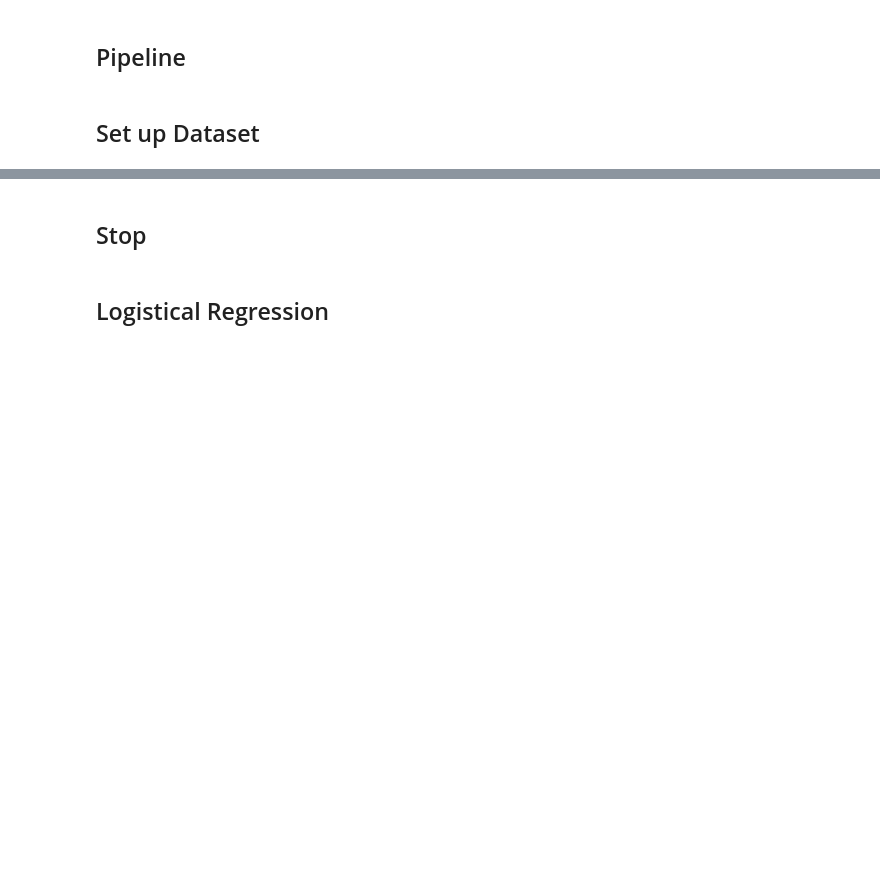
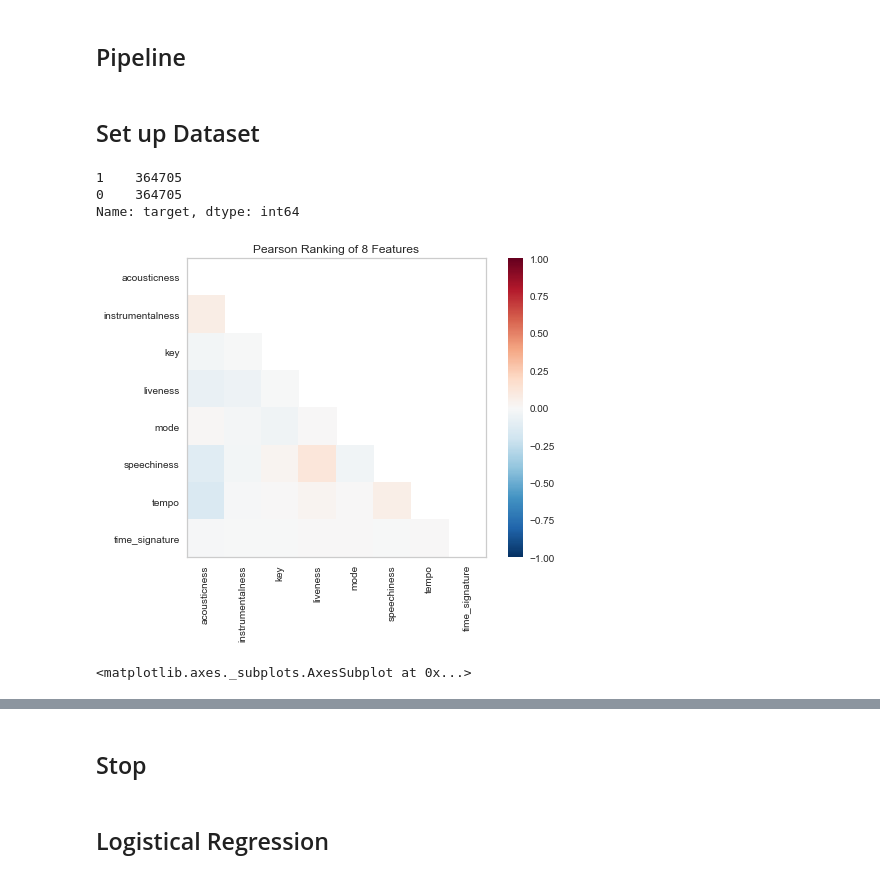
Before and after one commit to georgetown-analytics/Spotify, a Jupyter notebook: 5_Machine_Learning/Models.ipynb, the cells around one changed output, grey strips where cells are left out. Drawn from its saved outputs; the diff is of its cells as text; code cells hidden in the pictures; blank space fills up the shorter version.

```diff
--- a/5_Machine_Learning/Models.ipynb
+++ b/5_Machine_Learning/Models.ipynb
@@ -28,5 +32,5 @@ s3 = boto3.resource('s3')
 
 bucket = 's3ssp'
 
-train_data = data(get_file(s3,bucket,download_file='Analysis_Data/master_train_playlist.csv',rename_file = 'master_train_playlist.csv'))
+train_data = data(get_file(s3,bucket,download_file='Analysis_Data/new_master_train_playlist.csv',rename_file = 'master_train_playlist.csv'))
 test_data = data(get_file(s3,bucket,download_file='Analysis_Data/test_ssp.csv',rename_file = 'test.csv'))
@@ -36,10 +46,8 @@ test_data = data(get_file(s3,bucket,download_file='Analysis_Data/test_ssp.csv',r
 df_train = train_data.reindex(sorted(train_data.columns), axis=1)
 df_test = test_data.reindex(sorted(test_data.columns), axis=1)
 # %%
-df_train = df_train.drop(columns=['playlist','valence','danceability',
-                                 'energy','acousticness',
+df_train = df_train.drop(columns=['playlist','valence','loudness','danceability','energy'
                                  ])
 
-df_test = df_test.drop(columns=['playlist','valence','danceability',
-                      'energy','acousticness',
+df_test = df_test.drop(columns=['playlist','valence','loudness','danceability','energy'
                                ])
@@ -47,6 +61,28 @@ df_test = df_test.drop(columns=['playlist','valence','danceability',
 ## Pipeline
 # %% [markdown]
 ## Set up Dataset
+# %%
+from sklearn.utils import resample
+
+# Separate majority and minority classes
+df_majority = df_train[df_train.target==0]
+df_minority = df_train[df_train.target==1]
+
+# Upsample minority class
+df_minority_upsampled = resample(df_minority,
+                                 replace=True,     # sample with replacement
+                                 n_samples=364705,    # to match majority class
+                                 random_state=123,) # reproducible results
+
+# Combine majority class with upsampled minority class
+df_train = pd.concat([df_majority, df_minority_upsampled])
+
+# Display new class counts
+df_train.target.value_counts()
+# %% [output]
+1    364705
+0    364705
+Name: target, dtype: int64
 # %%
 #Structure
 from sklearn.pipeline import Pipeline
@@ -83,3 +122,16 @@ X = df_train[[col for col in df_train.columns if col != 'target']]
 y = df_train['target']
 
 X_train, X_test, y_train, y_test = tts(X,y, test_size=0.2)
+# %%
+from yellowbrick.datasets import load_credit
+from yellowbrick.features import Rank2D
+
+# Instantiate the visualizer with the Pearson ranking algorithm
+visualizer = Rank2D(algorithm='pearson')
+
+visualizer.fit(X_train, y_train)           # Fit the data to the visualizer
+visualizer.transform(X_train)        # Transform the data
+visualizer.show()              # Finalize and render the figure
+# %% [output]
+[figure, added]
+<matplotlib.axes._subplots.AxesSubplot at 0x...>
```
Also changed, not shown: parts of 18 cells of this notebook.
